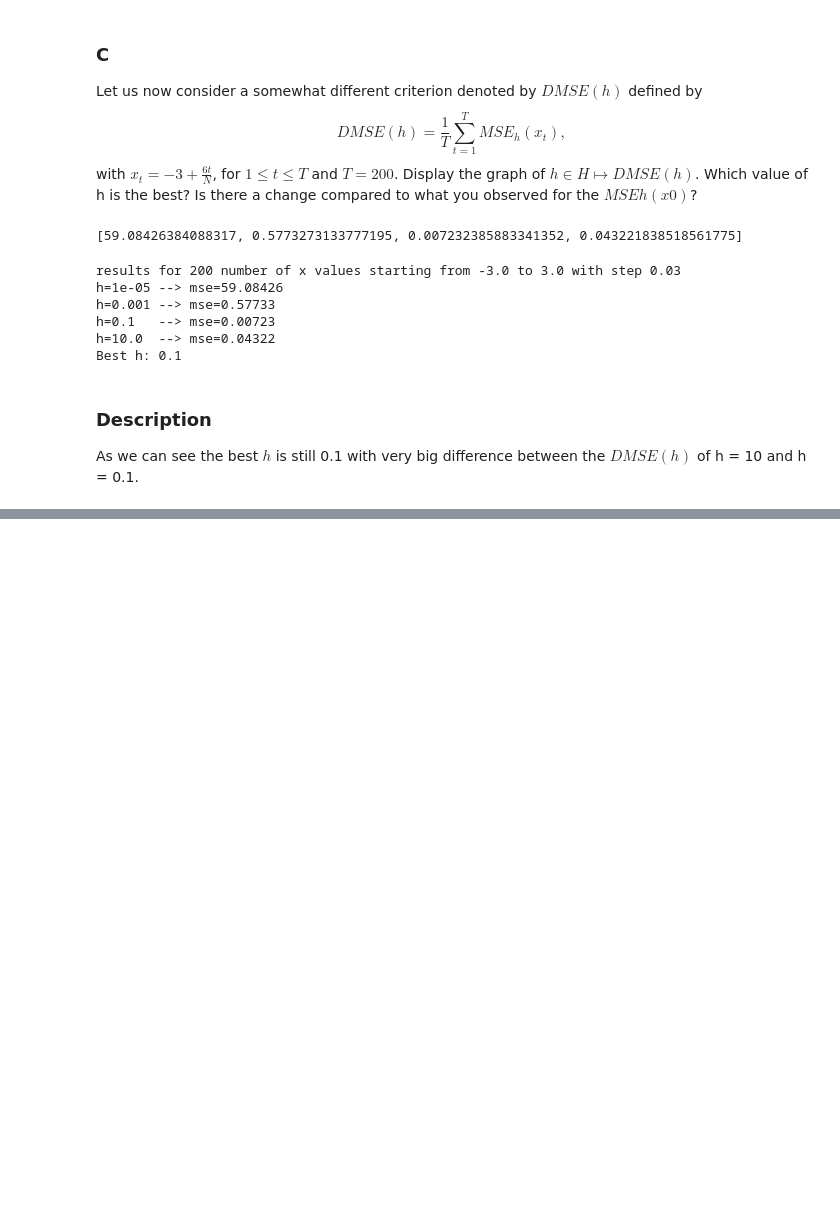
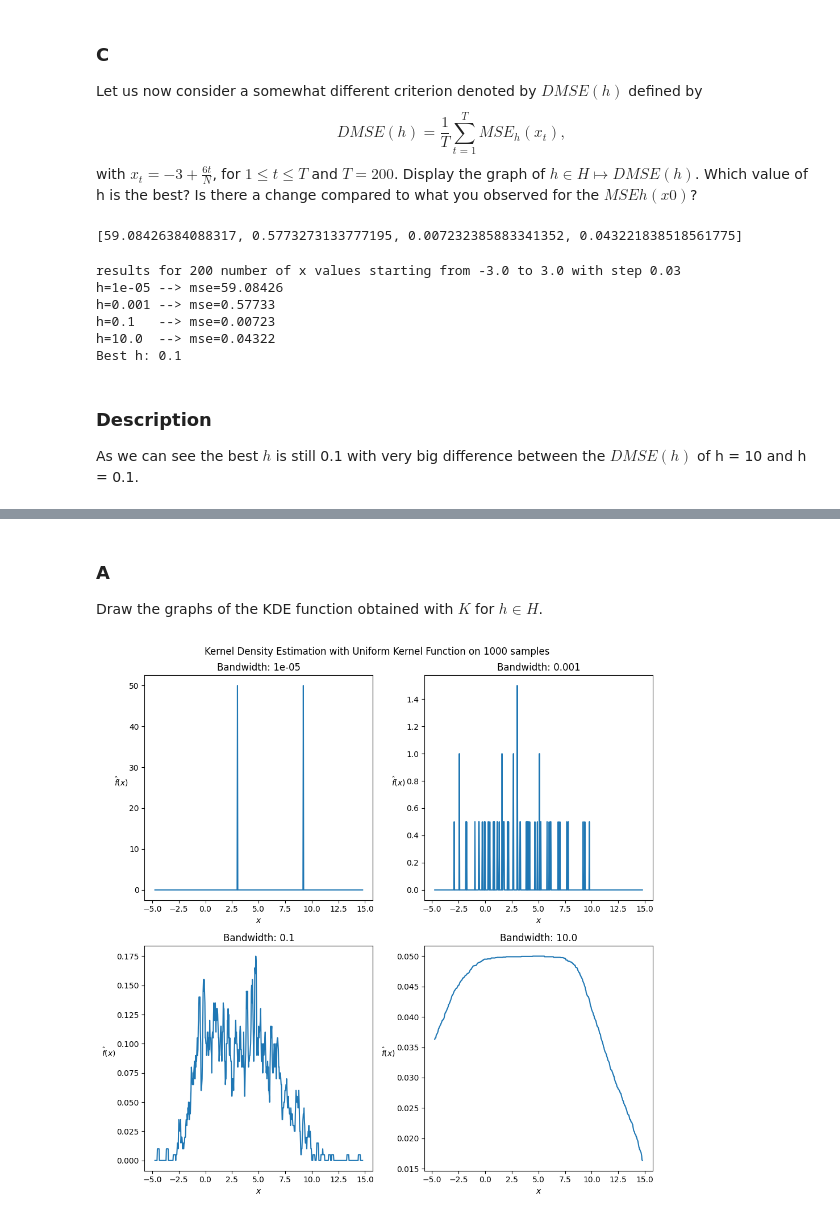
Before and after one commit to kkasra12/fundamental-of-statistical-learning, a Jupyter notebook: kasra_eskandarizanjani.ipynb, the cells around one changed output, grey strips where cells are left out. Drawn from its saved outputs; the diff is of its cells as text; code cells hidden in the pictures; blank space fills up the shorter version.

```diff
--- a/kasra_eskandarizanjani.ipynb
+++ b/kasra_eskandarizanjani.ipynb
@@ -408,0 +420,13 @@ As we can see the best $h$ is still 0.1 with very big difference between the $DM
+# %% [markdown]
+### A
+Draw the graphs of the KDE function obtained with $K$ for $h \in H$.
+# %%
+fig, axes = plt.subplots(2, 2, figsize=(10, 10))
+fig.suptitle("Kernel Density Estimation with Uniform Kernel Function on 1000 samples")
+axes = axes.flatten()
+for ax, h in zip(axes, H):
+    draw_kde(data_3, h, ax, uniform_kernel_function, title=f"Bandwidth: {h}")
+plt.tight_layout()
+plt.show()
+# %% [output]
+[figure, added]
```
Also changed, not shown: parts of 6 cells of this notebook.
